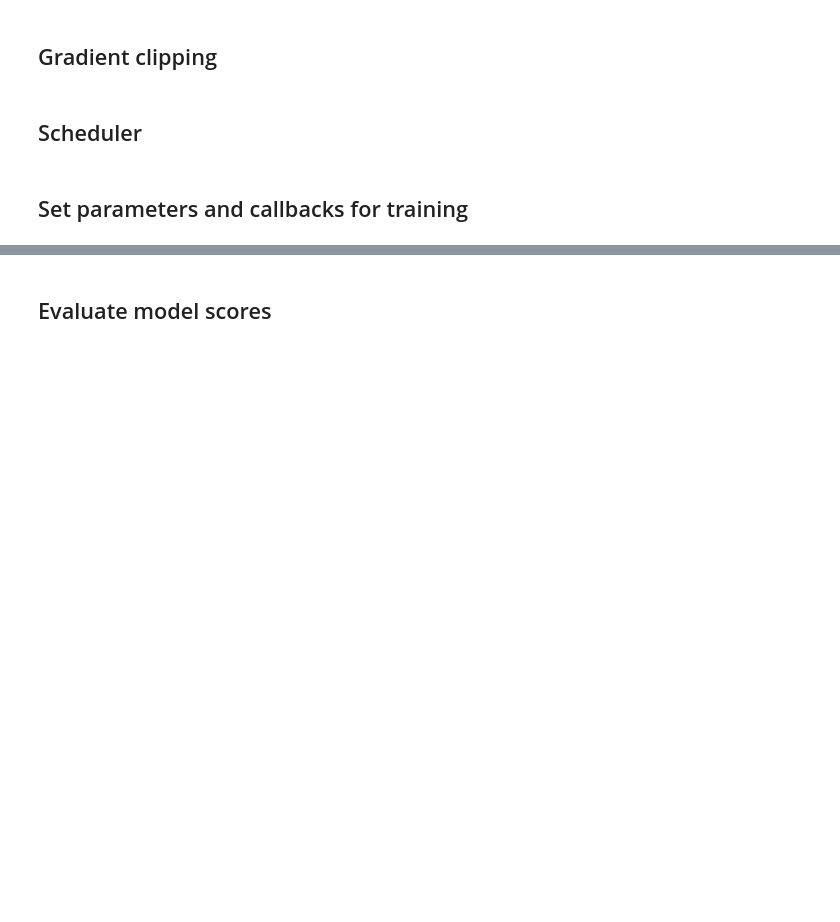
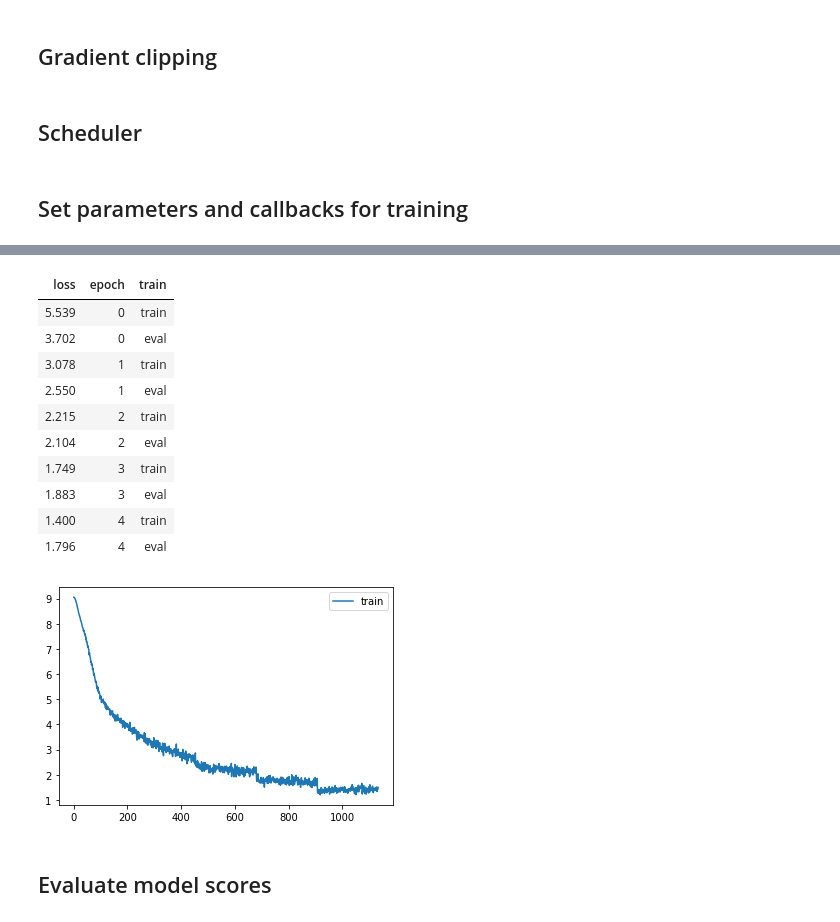
Before and after one commit to RRisto/learning, a Jupyter notebook: nn_learn/rotary_embedding/transformer_ger_to_eng_callbacks.ipynb, the cells around one changed output, grey strips where cells are left out. Saved outputs shown, nothing was run; the diff lists cells and outputs as text; code cells hidden in the pictures; blank space fills up the shorter version.

```diff
--- a/nn_learn/rotary_embedding/transformer_ger_to_eng_callbacks.ipynb
+++ b/nn_learn/rotary_embedding/transformer_ger_to_eng_callbacks.ipynb
@@ -788,2 +728,53 @@ learner.fit(N_epochs, valid=True)
+# %%
+dls=get_dls(SRC, TRG, tokenizers, batch_size, max_seq_len)
+# #model config
+config_no_rot = ModelConfig(encoder_vocab_size = vocab_sizes[SRC],
+                     decoder_vocab_size=vocab_sizes[TRG],
+                     d_embed=512,
+                     use_rot_emb=False,
+                     d_ff=512,
+                     h=8,
+                     N_encoder=3,
+                     N_decoder=3,
+                     max_seq_len=max_seq_len,
+                     dropout=0.1,
+                     pad_id=dls.pad_id,
+                     unk_id=dls.unk_id,
+                     bos_id=dls.bos_id,
+                     eos_id=dls.eos_id,
+                     device='cuda')
+
+model_no_rot = make_model(config_no_rot)
+
+#lr scheduler
+warmup_steps = 3*len(dls.train)
+# lr first increases in the warmup steps, and then decreases
+lr_fn_norot = lambda step: config_no_rot.d_embed**(-0.5) * min([(step+1)**(-0.5), (step+1)*warmup_steps**(-1.5)])
+lr_scheduler_no_rot = partial(torch.optim.lr_scheduler.LambdaLR, lr_lambda=lr_fn_norot)
+# %%
+#init callbacks
+cbs_norot = [TrainCB(),
+       BatchSchedCB(lr_scheduler_no_rot),
+       GradientClipping(grad_norm_clip),
+       MetricsCB(),
+       ProgressCB(plot=True)]
+# %%
+learner_no_rot = Learner(model_no_rot, dls, loss_func, lr, cbs_norot, opt_func=optimizer_func)
+# %%
+N_epochs=5
+learner_no_rot.fit(N_epochs, valid=True)
+# %% [output]
+| loss | epoch | train |
+| 5.539 | 0 | train |
+| 3.702 | 0 | eval |
+| 3.078 | 1 | train |
+| 2.550 | 1 | eval |
+| 2.215 | 2 | train |
+| 2.104 | 2 | eval |
+| 1.749 | 3 | train |
+| 1.883 | 3 | eval |
+| 1.400 | 4 | train |
+| 1.796 | 4 | eval |
+[figure, added]
 # %% [markdown]
 ## Evaluate model scores
```
Also changed, not shown: parts of 57 cells of this notebook.
